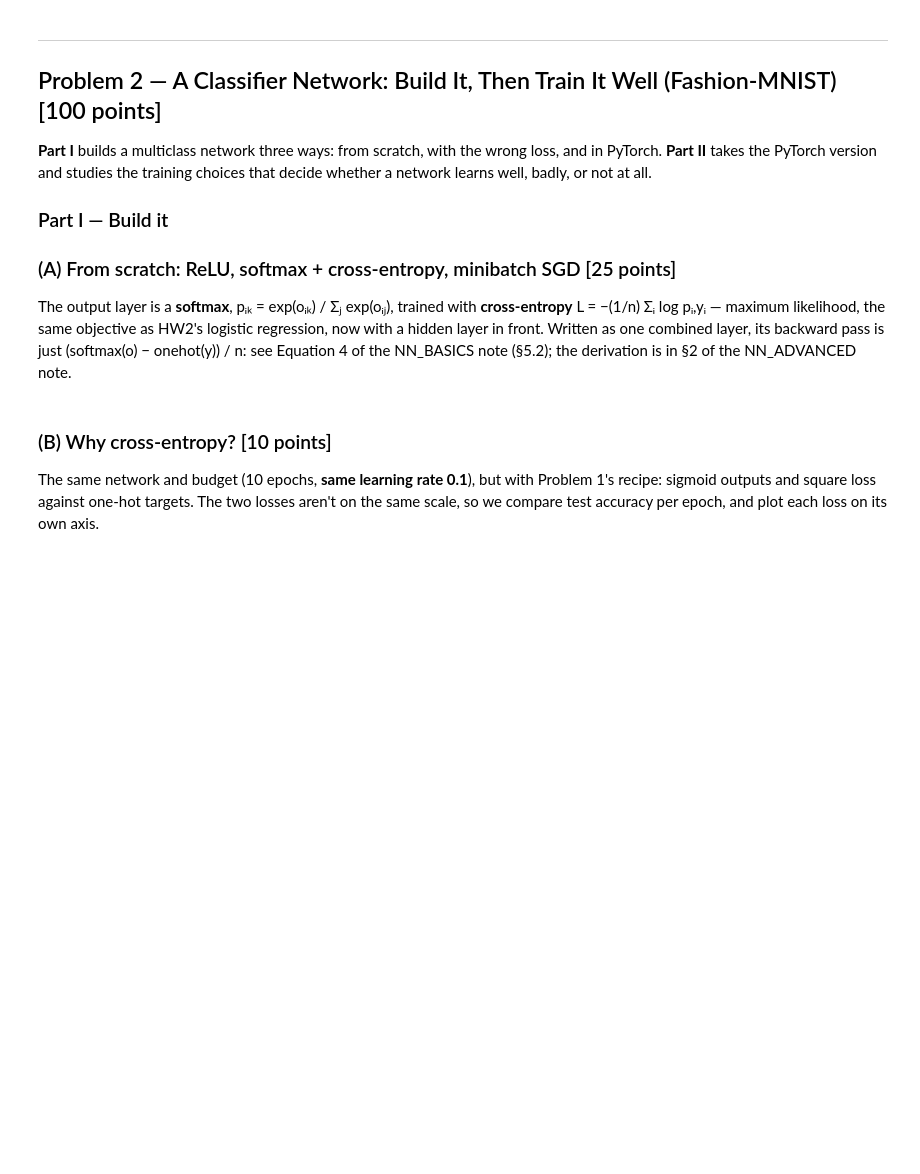
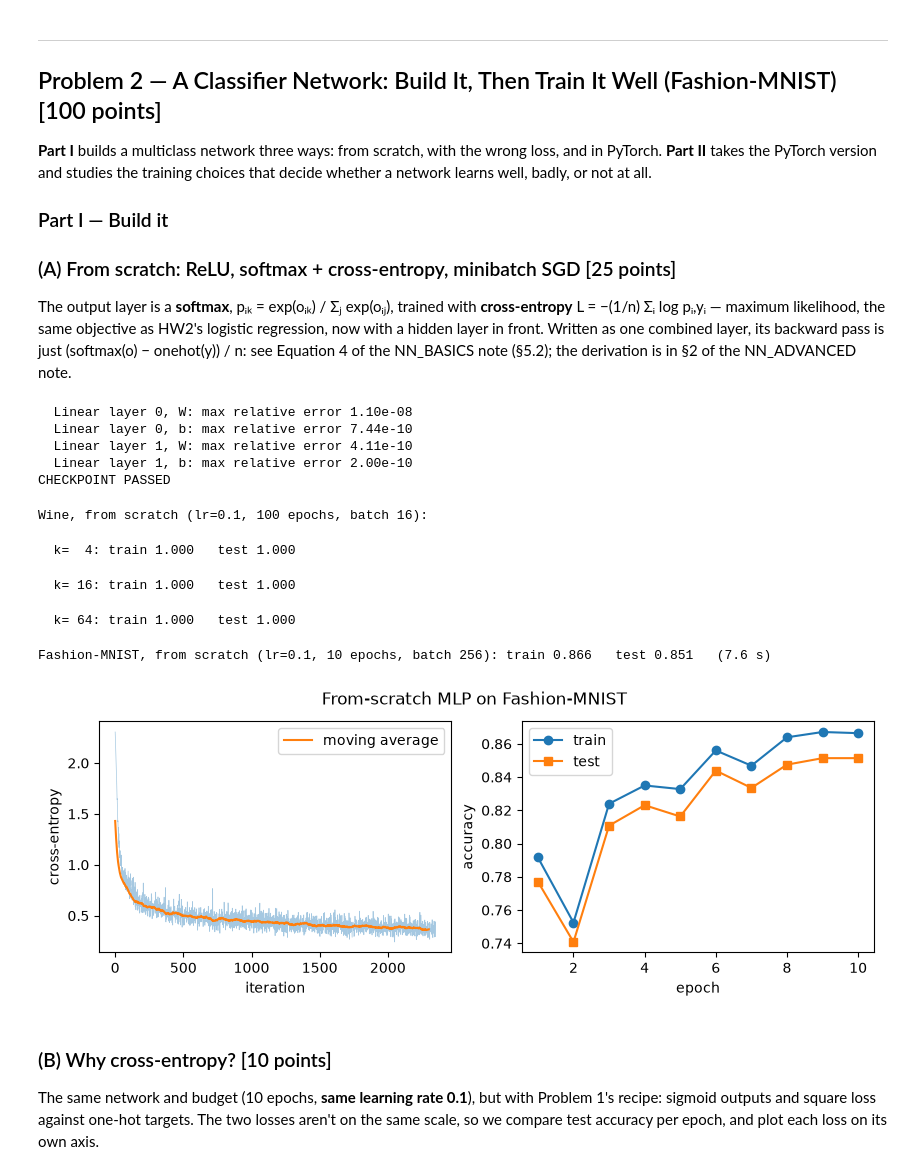
Before and after one commit to RohanRajendra/CS6140-ML-NNets, a Jupyter notebook: hw5/hw5_26F_starter.ipynb, the cells around one changed output. Drawn from its saved outputs; the diff is of its cells as text; code cells hidden in the pictures; blank space fills up the shorter version.

```diff
--- a/hw5/hw5_26F_starter.ipynb
+++ b/hw5/hw5_26F_starter.ipynb
@@ -440,26 +475,26 @@ with a hidden layer in front. Written as one combined layer, its backward pass i
 # %%
 class ReLU:
     def forward(self, x):
-        self.mask = ...  ### TODO_STUDENT ### remember where the input was positive
+        self.mask = x > 0  ### TODO_STUDENT ### remember where the input was positive
         return x * self.mask
 
     def backward(self, grad_out):
-        return ...  ### TODO_STUDENT ### ReLU'(x) = 1 where x > 0, else 0
+        return grad_out * self.mask  ### TODO_STUDENT ### ReLU'(x) = 1 where x > 0, else 0
 
 
 class SoftmaxCrossEntropy:
     """Softmax output + cross-entropy loss as ONE layer. y holds integer labels 0..K-1."""
 
     def forward(self, o, y):
-        o = ...  ### TODO_STUDENT ### subtract each row's max (numerical stability; softmax is unchanged)
+        o = o - o.max(axis=1, keepdims=True)  ### TODO_STUDENT ### subtract each row's max (numerical stability; softmax is unchanged)
         e = np.exp(o)
-        self.p = ...  ### TODO_STUDENT ### softmax probabilities, one row per example
+        self.p = e / e.sum(axis=1, keepdims=True)  ### TODO_STUDENT ### softmax probabilities, one row per example
         self.y = y
-        return ...  ### TODO_STUDENT ### mean negative log-probability of the true class
+        return -np.mean(np.log(self.p[np.arange(len(y)), y]))  ### TODO_STUDENT ### mean negative log-probability of the true class
 
     def backward(self):
         grad = self.p.copy()
-        grad[np.arange(len(self.y)), self.y] -= ...  ### TODO_STUDENT ### softmax(o) - onehot(y)
+        grad[np.arange(len(self.y)), self.y] -= 1  ### TODO_STUDENT ### softmax(o) - onehot(y)
         return grad / len(self.y)
 
 
@@ -469,6 +504,12 @@ chk = Network([Linear(13, 5, rng), ReLU(), Linear(5, 3, rng)], SoftmaxCrossEntro
 worst = numerical_gradient_check(chk, X_wine_tr[:20], y_wine_tr[:20])
 assert worst < 1e-6, f"max relative error {worst:.1e}: check ReLU / SoftmaxCrossEntropy backward"
 print("CHECKPOINT PASSED")
+# %% [output]
+  Linear layer 0, W: max relative error 1.10e-08
+  Linear layer 0, b: max relative error 7.44e-10
+  Linear layer 1, W: max relative error 4.11e-10
+  Linear layer 1, b: max relative error 2.00e-10
+CHECKPOINT PASSED
 # %%
 def accuracy_scratch(net, X, y):
     return np.mean(net.forward(X).argmax(axis=1) == y)
@@ -484,9 +525,9 @@ def train_scratch(net, X, y, lr, epochs, batch_size, rng, X_test=None, y_test=No
         perm = rng.permutation(len(X))                  # a fresh random order every epoch
         for start in range(0, len(X), batch_size):
             idx = perm[start:start + batch_size]
-            loss = ...  ### TODO_STUDENT ### forward pass + loss on this minibatch
-            ...  ### TODO_STUDENT ### backpropagate
-            ...  ### TODO_STUDENT ### SGD update
+            loss = net.loss.forward(net.forward(X[idx]), T[idx])  ### TODO_STUDENT ### forward pass + loss on this minibatch
+            net.backward()  ### TODO_STUDENT ### backpropagate
+            net.sgd_step(lr)  ### TODO_STUDENT ### SGD update
             hist["loss"].append(loss)
             bar.update(1)
         hist["train_acc"].append(accuracy_scratch(net, X, y))
@@ -497,33 +538,40 @@ def train_scratch(net, X, y, lr, epochs, batch_size, rng, X_test=None, y_test=No
     return hist
 
 
 # --- Wine: 13-k-3, trains in well under a second ---
 print("Wine, from scratch (lr=0.1, 100 epochs, batch 16):")
 wine_scratch = {}
 for k in [4, 16, 64]:
     rng = np.random.default_rng(SEED)
     net = Network([Linear(13, k, rng), ReLU(), Linear(k, 3, rng)], SoftmaxCrossEntropy())
     train_scratch(net, X_wine_tr, y_wine_tr, lr=0.1, epochs=100, batch_size=16, rng=rng, desc=f"Wine, k={k}")
     wine_scratch[k] = (accuracy_scratch(net, X_wine_tr, y_wine_tr), accuracy_scratch(net, X_wine_te, y_wine_te))
     print(f"  k={k:3d}: train {wine_scratch[k][0]:.3f}   test {wine_scratch[k][1]:.3f}")
 
 # --- Fashion-MNIST: 784-256-10, the same code ---
 rng = np.random.default_rng(SEED)
 fm_scratch = Network([Linear(784, 256, rng), ReLU(), Linear(256, 10, rng)], SoftmaxCrossEntropy())
 t0 = time.time()
 hist_fm_ce = train_scratch(fm_scratch, X_fm_tr, y_fm_tr, lr=0.1, epochs=10, batch_size=256, rng=rng,
                            X_test=X_fm_te, y_test=y_fm_te, desc="Fashion-MNIST, cross-entropy")
 print(f"\nFashion-MNIST, from scratch (lr=0.1, 10 epochs, batch 256): "
       f"train {hist_fm_ce['train_acc'][-1]:.3f}   test {hist_fm_ce['test_acc'][-1]:.3f}   ({time.time() - t0:.1f} s)")
 
 fig, axes = plt.subplots(1, 2, figsize=(10, 3))
 axes[0].plot(hist_fm_ce["loss"], alpha=0.4, lw=0.5)
 axes[0].plot(np.convolve(hist_fm_ce["loss"], np.ones(50) / 50, mode="valid"), lw=1.5, label="moving average")
 axes[0].set_xlabel("iteration"); axes[0].set_ylabel("cross-entropy"); axes[0].legend()
 axes[1].plot(range(1, 11), hist_fm_ce["train_acc"], "o-", label="train")
 axes[1].plot(range(1, 11), hist_fm_ce["test_acc"], "s-", label="test")
 axes[1].set_xlabel("epoch"); axes[1].set_ylabel("accuracy"); axes[1].legend()
 plt.suptitle("From-scratch MLP on Fashion-MNIST"); plt.show()
+# %% [output]
+Wine, from scratch (lr=0.1, 100 epochs, batch 16):
+  k=  4: train 1.000   test 1.000
+  k= 16: train 1.000   test 1.000
+  k= 64: train 1.000   test 1.000
+Fashion-MNIST, from scratch (lr=0.1, 10 epochs, batch 256): train 0.866   test 0.851   (7.6 s)
+[figure, added]
 # %% [markdown]
 ### (B) Why cross-entropy?  [10 points]
 
```
Also changed, not shown: parts of 29 cells of this notebook.
